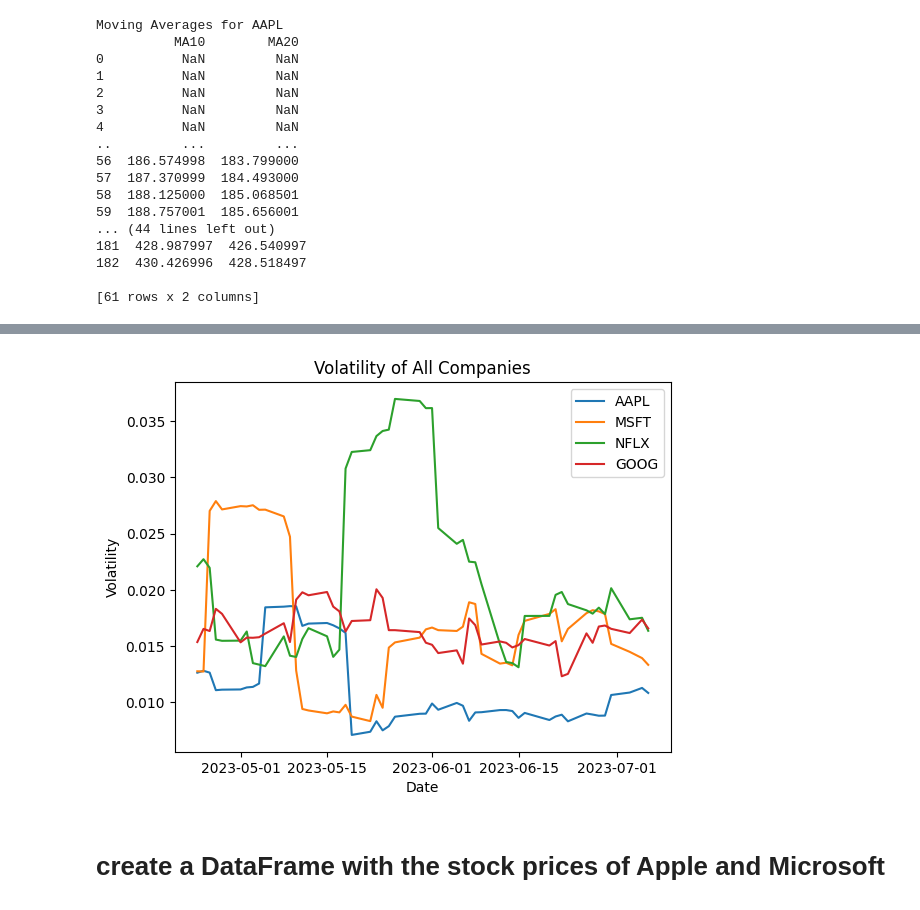
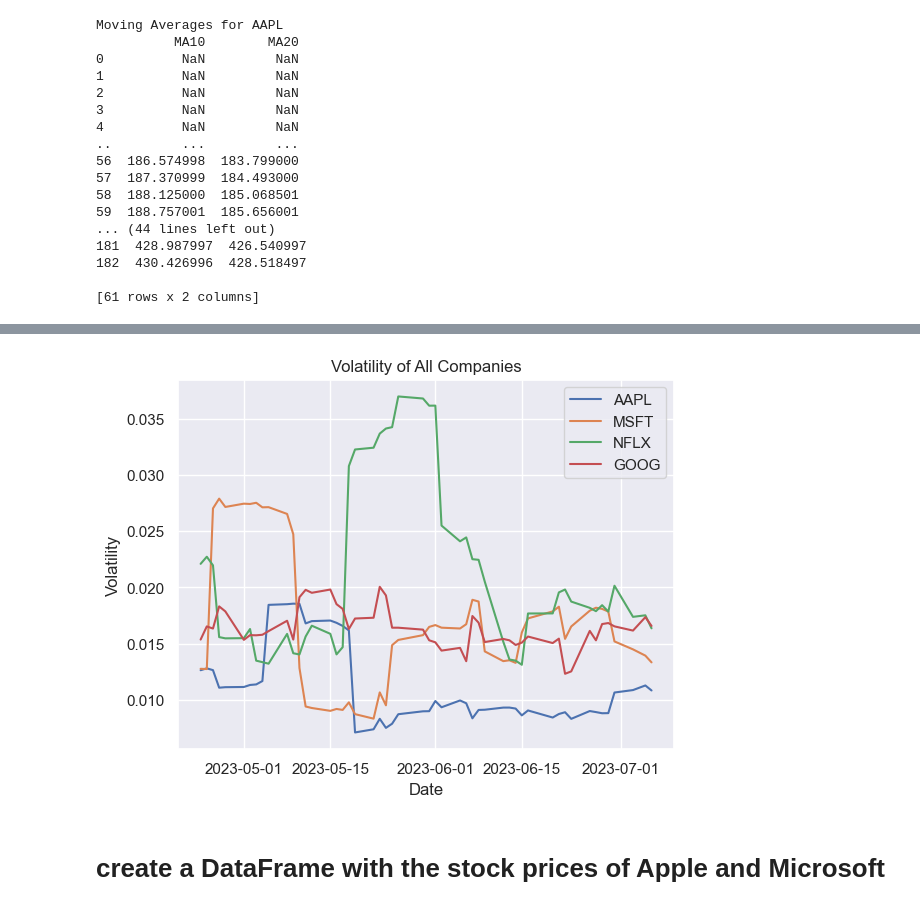
Before and after one commit to shushantranjan28/Stock-Market-Performance-Analysis, a Jupyter notebook: main.ipynb, the cells around one changed output, grey strips where cells are left out. Saved outputs shown, nothing was run; the diff lists cells and outputs as text; code cells hidden in the pictures.

```diff
--- a/main.ipynb
+++ b/main.ipynb
@@ -167,30 +153,18 @@ for ticker, group in grouped_df:
-# %%
-# Calculate the volatility
-df['Volatility'] = df.groupby('Ticker')['Close'].pct_change().rolling(window=10).std().reset_index(0, drop=True)
-
-# Create a figure and axis
-fig, ax = plt.subplots()
-
-# Iterate over unique tickers
-for ticker in df['Ticker'].unique():
-    # Filter the DataFrame by ticker
-    df_ticker = df[df['Ticker'] == ticker]
-
-    # Plot the line chart
-    ax.plot(df_ticker['Date'], df_ticker['Volatility'], label=ticker)
-
-# Set the title and labels
-ax.set_title('Volatility of All Companies')
-ax.set_xlabel('Date')
-ax.set_ylabel('Volatility')
-
-# Add a legend
-ax.legend()
-
-# Display the plot
-plt.show()
-# %% [output]
-[figure, removed]
+# %%
+sns.lineplot(data=df, x='Date', y='Volatility', hue='Ticker')
+
+# Set the title and labels
+plt.title('Volatility of All Companies')
+plt.xlabel('Date')
+plt.ylabel('Volatility')
+
+# Add a legend
+plt.legend()
+
+# Display the plot
+plt.show()
+# %% [output]
+[figure, added]
 # %% [markdown]
 # create a DataFrame with the stock prices of Apple and Microsoft
 # %%
```
Also changed, not shown: parts of 5 cells of this notebook.
